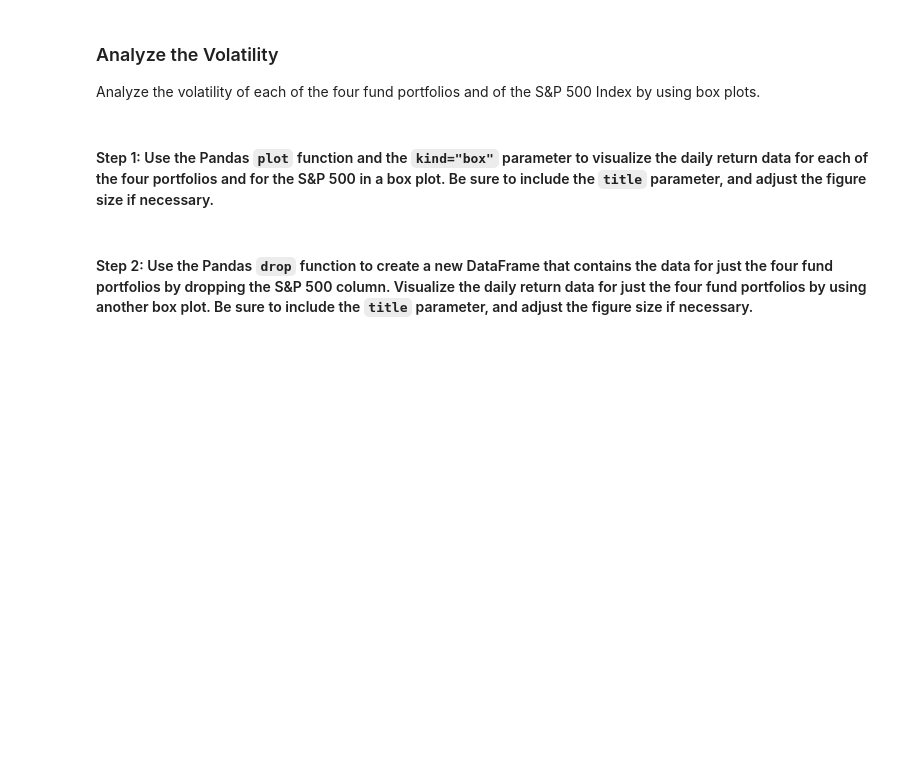
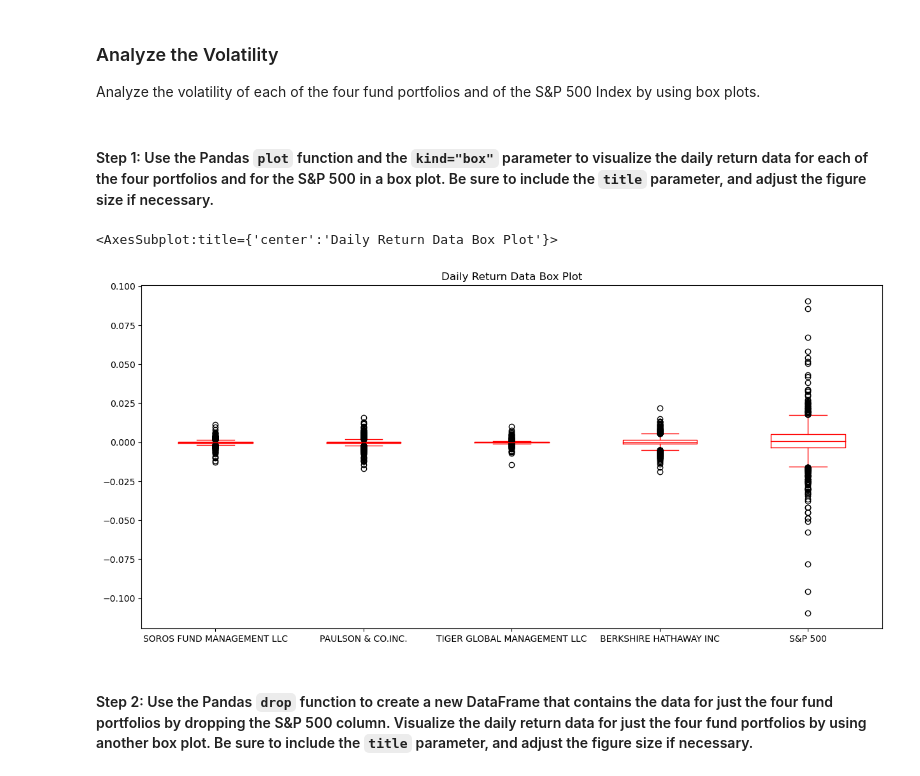
Before and after one commit to 12jasteiner/Module_4_Whale_Analysis, a Jupyter notebook: risk_return_analysis.ipynb, the cells around one changed output. Saved outputs shown, nothing was run; the diff lists cells and outputs as text; code cells hidden in the pictures; blank space fills up the shorter version.

```diff
--- a/risk_return_analysis.ipynb
+++ b/risk_return_analysis.ipynb
@@ -202,7 +205,10 @@ Analyze the volatility of each of the four fund portfolios and of the S&P 500 In
 # %%
 # Use the daily return data to create box plots to visualize the volatility of the 4 funds and the S&P 500
 # Include a title parameter and adjust the figure size
-# YOUR CODE HERE
+daily_returns_df.plot(kind="box", legend=True, figsize=(15, 7), title = "Daily Return Data Box Plot", color="red")
+# %% [output]
+<AxesSubplot:title={'center':'Daily Return Data Box Plot'}>
+[figure, added]
 # %% [markdown]
 #### Step 2: Use the Pandas `drop` function to create a new DataFrame that contains the data for just the four fund portfolios by dropping the S&P 500 column. Visualize the daily return data for just the four fund portfolios by using another box plot. Be sure to include the `title` parameter, and adjust the figure size if necessary.
 # %%
```
Also changed, not shown: parts of 4 cells of this notebook.
